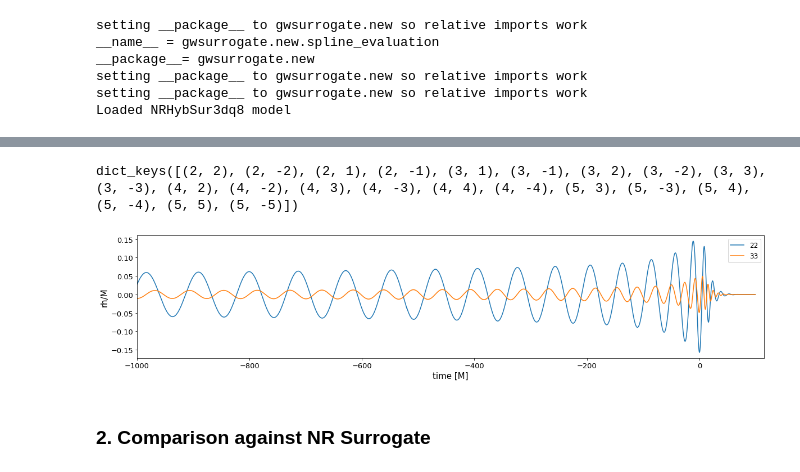
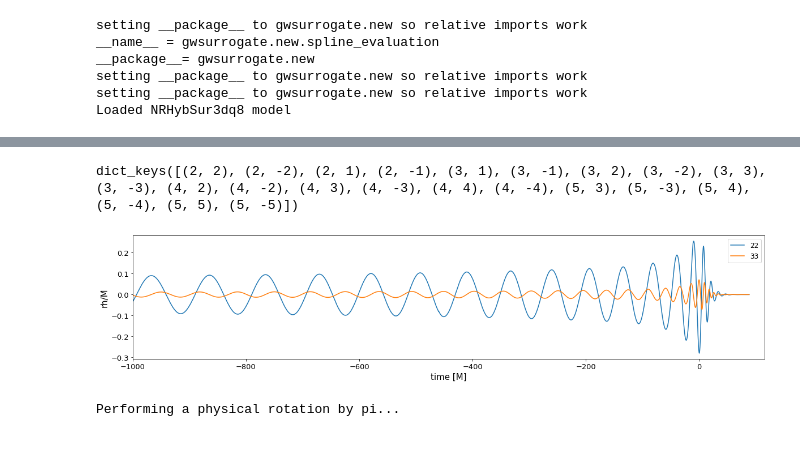
Before and after one commit to BlackHolePerturbationToolkit/BHPTNRSurrogate, a Jupyter notebook: tutorials/BHPTNRSur1dq1e4/comparison_BHPTNRSur1dq1e4_NRHybSur3dq8.ipynb, the cells around one changed output, grey strips where cells are left out. Cells and saved outputs as stored; diff of their text form; code cells hidden in the pictures.

Commit message:
Add more NR surrogate comparisons to notebook and reproduce paper figures

```diff
--- a/tutorials/BHPTNRSur1dq1e4/comparison_BHPTNRSur1dq1e4_NRHybSur3dq8.ipynb
+++ b/tutorials/BHPTNRSur1dq1e4/comparison_BHPTNRSur1dq1e4_NRHybSur3dq8.ipynb
@@ -28,21 +57,21 @@ Loaded NRHybSur3dq8 model
 # %%
-tsur, hsur = bhptsur.generate_surrogate(q_input=8, calibrated=True)
+# Evaluate the BHPTNRSur1dq1e4 model
+
+tsur, hsur = bhptsur.generate_surrogate(q=4, calibrated=True)
 
 print(hsur.keys())
 
 plt.figure(figsize=(20,4))
 plt.plot(tsur, np.real(hsur[(2,2)]), '-', label='22')
 plt.plot(tsur, np.real(hsur[(3,3)]), '-', label='33')
 plt.xlim(-1000,115)
 plt.xlabel('time [M]', fontsize=15)
 plt.ylabel('rh/M', fontsize=15)
 plt.xticks(fontsize=13)
 plt.yticks(fontsize=13)
 plt.legend(fontsize=12)
 plt.show()
 # %% [output]
 dict_keys([(2, 2), (2, -2), (2, 1), (2, -1), (3, 1), (3, -1), (3, 2), (3, -2), (3, 3), (3, -3), (4, 2), (4, -2), (4, 3), (4, -3), (4, 4), (4, -4), (5, 3), (5, -3), (5, 4), (5, -4), (5, 5), (5, -5)])
-[figure, old version]
+[figure, new version]
-# %% [markdown]
-### 2. Comparison against NR Surrogate
 # %%
@@ -64,21 +93,23 @@ def generate_nrsur(q_input, f_low=None, t_start=None):
         h[mode] = h[mode][indx]
     return t,h
 # %%
-# generate BHPTNRSur waveform
-tsur, hsur = bhptsur.generate_surrogate(q_input=8, calibrated=True)
-# generate NR (surrogate) waveform
-tnr, hnr = generate_nrsur(q_input=8)
+# Evaluate the NRHybSur3dq8 model
+tnr, h_NRHybSur3dq8 = generate_nrsur(q_input=4)
+
+# remove the (2,0) and (3,0) modes from NRHybSur3dq8 (these are not included in the BHPTNRSur1dq1e4 model)
+h_NRHybSur3dq8.pop((2,0))
+h_NRHybSur3dq8.pop((3,0))
+
+# Evaluate the BHPTNRSur1dq1e4 model for NRHybSur3dq8's modes
+tsur, h_BHPTKSur = bhptsur.generate_surrogate(q=4, modes=h_NRHybSur3dq8.keys(), calibrated=True, neg_modes=False)
+
 
 # for demonstration, we will match three representative modes
 modelist = [(2,2),(3,3),(4,4)]
-# temporary dictionaries for BHPTNR and NR waveforms
-hbhpt_tmp = {}
-hnr_tmp = {}
-for mode in modelist:
-    hbhpt_tmp[mode] = hsur[mode]
-    hnr_tmp[mode] = hnr[mode]
 
 # multi-modal match
 [errors_before_min, errors_after_min], [tc, phic], [common_times,h_bhpt_aligned,h_nr_aligned] = \
-                            minimize_norm_error_multi_mode(tsur, hbhpt_tmp, tnr, hnr_tmp, mode_list=None, ell_m_match=(2,2),\
+                            minimize_norm_error_multi_mode(tsur, h_BHPTKSur, tnr, h_NRHybSur3dq8, mode_list=None, ell_m_match=(2,2),\
                                     t_low_adj=0,t_up_adj=0,method='nelder-mead')
+# %% [output]
+Performing a physical rotation by pi...
```
Also changed, not shown: parts of 13 cells of this notebook, 2 other files.
